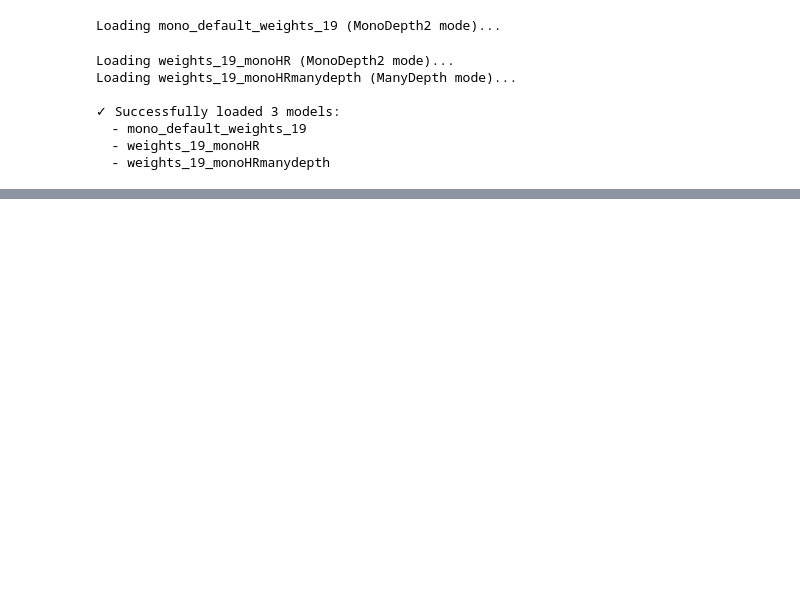
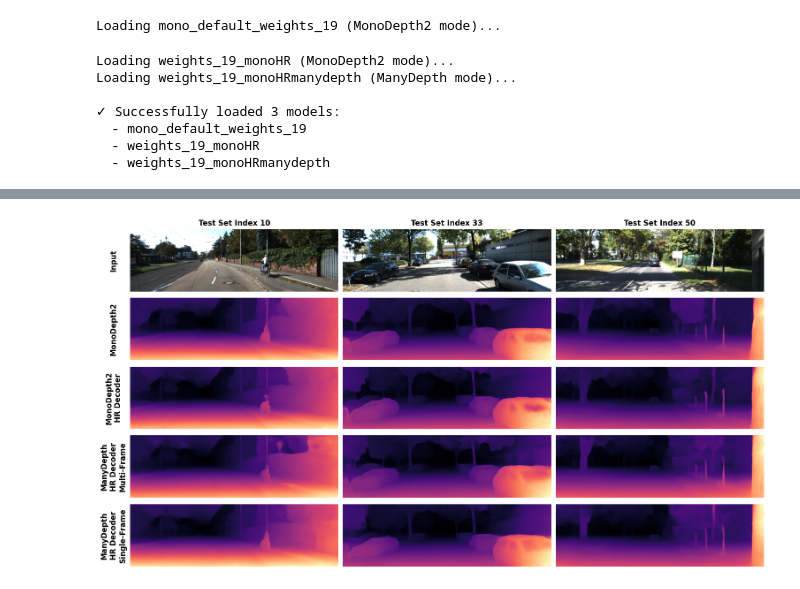
Before and after one commit to david-leeb/monodepth, a Jupyter notebook: depth_prediction_qualitative.ipynb, the cells around one changed output, grey strips where cells are left out. Drawn from its saved outputs; the diff is of its cells as text; code cells hidden in the pictures; blank space fills up the shorter version.

```diff
--- a/depth_prediction_qualitative.ipynb
+++ b/depth_prediction_qualitative.ipynb
@@ -142,8 +126,7 @@ Loading weights_19_monoHRmanydepth (ManyDepth mode)...
   - weights_19_monoHR
   - weights_19_monoHRmanydepth
 # %%
-def predict_depth(model, test_index=10, manydepth=False, single_frame_mode=False):
-    monodepth_dir = "/Users/david/Library/Mobile Documents/com~apple~CloudDocs/Documents/CS/MSc_Edinburgh/Semester_1/LV/project/monodepth"
+def predict_depth(model, monodepth_dir, test_index=10, manydepth=False, single_frame_mode=False):
     kitti_dir = os.path.join(monodepth_dir, "kitti_data")
     splits_dir = os.path.join(monodepth_dir, "splits")
 
@@ -263,0 +208,88 @@ plt.show()
+# %%
+monodepth_dir = "/Users/david/Library/Mobile Documents/com~apple~CloudDocs/Documents/CS/MSc_Edinburgh/Semester_1/LV/project/monodepth"
+
+# Test indices to visualize
+test_indices = [10, 33, 50]
+
+# Custom names for each model
+custom_names = {
+    "mono_default_weights_19": "MonoDepth2",
+    "weights_19_monoHR": "MonoDepth2\nHR Decoder",
+    "weights_19_monoHRmanydepth": "ManyDepth\nHR Decoder\nMulti-Frame",
+    "weights_19_monoHRmanydepth (single-frame mode)": "ManyDepth\nHR Decoder\nSingle-Frame"
+}
+
+# Build list of methods to display
+methods = []
+for model in models:
+    model_name = model['name']
+    methods.append({
+        'model': model,
+        'label': custom_names.get(model_name, model_name),
+        'manydepth': model['pose_encoder'] is not None,
+        'single_frame_mode': False
+    })
+    if model['pose_encoder'] is not None:
+        sf_key = f"{model_name} (single-frame mode)"
+        methods.append({
+            'model': model,
+            'label': custom_names.get(sf_key, sf_key),
+            'manydepth': True,
+            'single_frame_mode': True
+        })
+
+# Create grid: rows = input + methods, columns = test indices
+num_methods = len(methods)
+num_indices = len(test_indices)
+num_rows = num_methods + 1  # +1 for input image row
+
+fig, axes = plt.subplots(num_rows, num_indices, figsize=(5 * num_indices, 1.6 * num_rows), constrained_layout=True)
+
+# First row: display input images for each test index
+for col_idx, test_index in enumerate(test_indices):
+    # Get input image using the first method
+    input_image, _ = predict_depth(
+        methods[0]['model'],
+        monodepth_dir,
+        test_index=test_index,
+        manydepth=methods[0]['manydepth'],
+        single_frame_mode=methods[0]['single_frame_mode']
+    )
+
+    ax = axes[0, col_idx]
+    ax.imshow(input_image[0].permute(1, 2, 0).cpu().numpy())
+    ax.set_title(f"Test Set Index {test_index}", fontsize=12, fontweight='bold')
+    ax.axis('off')
+
+    # Add row label on the left of first column
+    if col_idx == 0:
+        ax.text(-0.08, 0.5, "Input",
+               transform=ax.transAxes,
+               fontsize=12, fontweight='bold',
+               ha='center', va='center', rotation=90)
+
+# Subsequent rows: display predictions for each method
+for method_idx, method in enumerate(methods):
+    for col_idx, test_index in enumerate(test_indices):
+        _, pred_disp = predict_depth(
+            method['model'],
+            monodepth_dir,
+            test_index=test_index,
+            manydepth=method['manydepth'],
+            single_frame_mode=method['single_frame_mode']
+        )
+
+        ax = axes[method_idx + 1, col_idx]
+        ax.imshow(pred_disp, cmap='magma')
+        ax.axis('off')
+
+        # Add row label on the left of first column
+        if col_idx == 0:
+            ax.text(-0.08, 0.5, method['label'],
+                   transform=ax.transAxes,
+                   fontsize=12, fontweight='bold',
+                   ha='center', va='center', rotation=90)
+
+plt.show()
+# %% [output]
+[figure, added]
```
Also changed, not shown: parts of 5 cells of this notebook, 2 other files.
